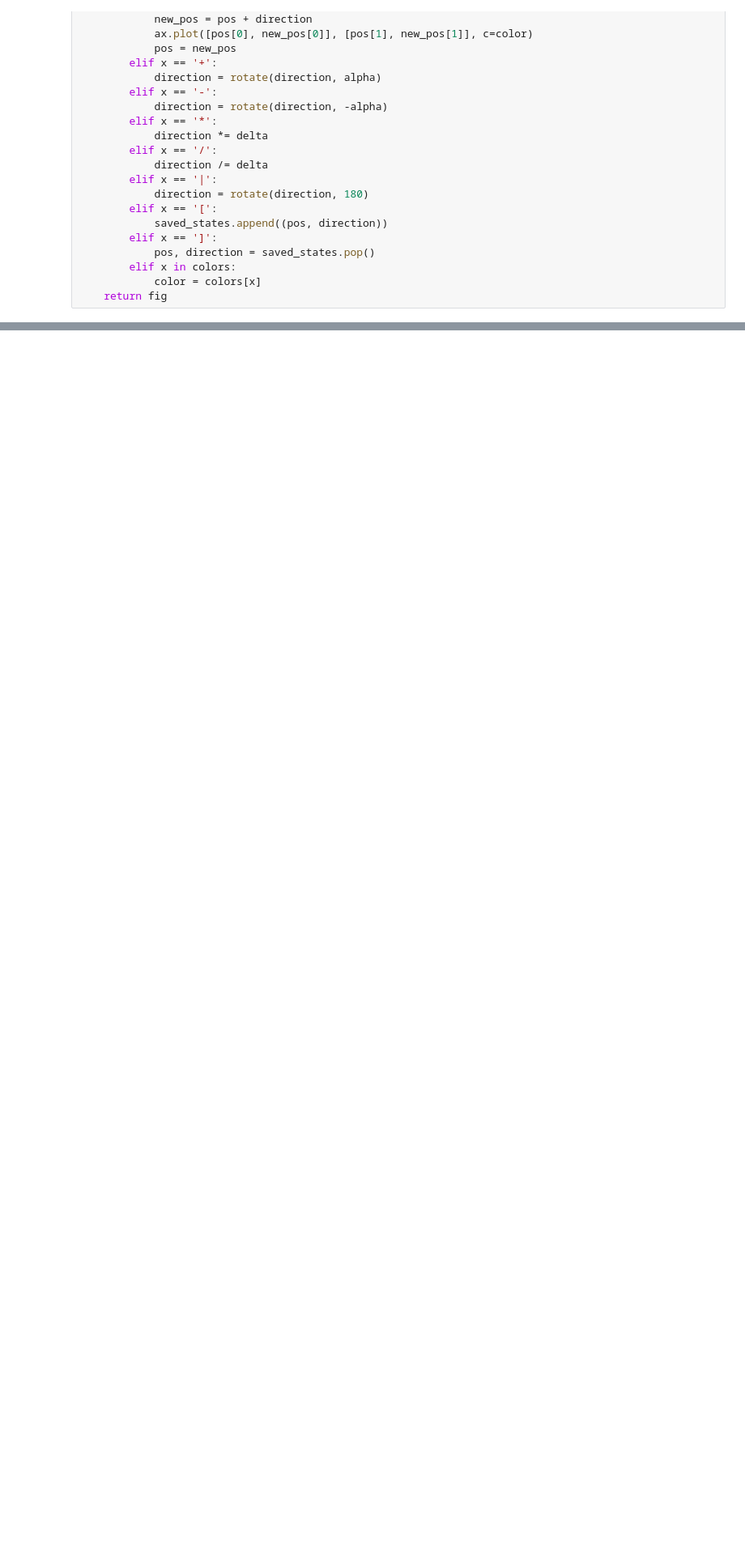
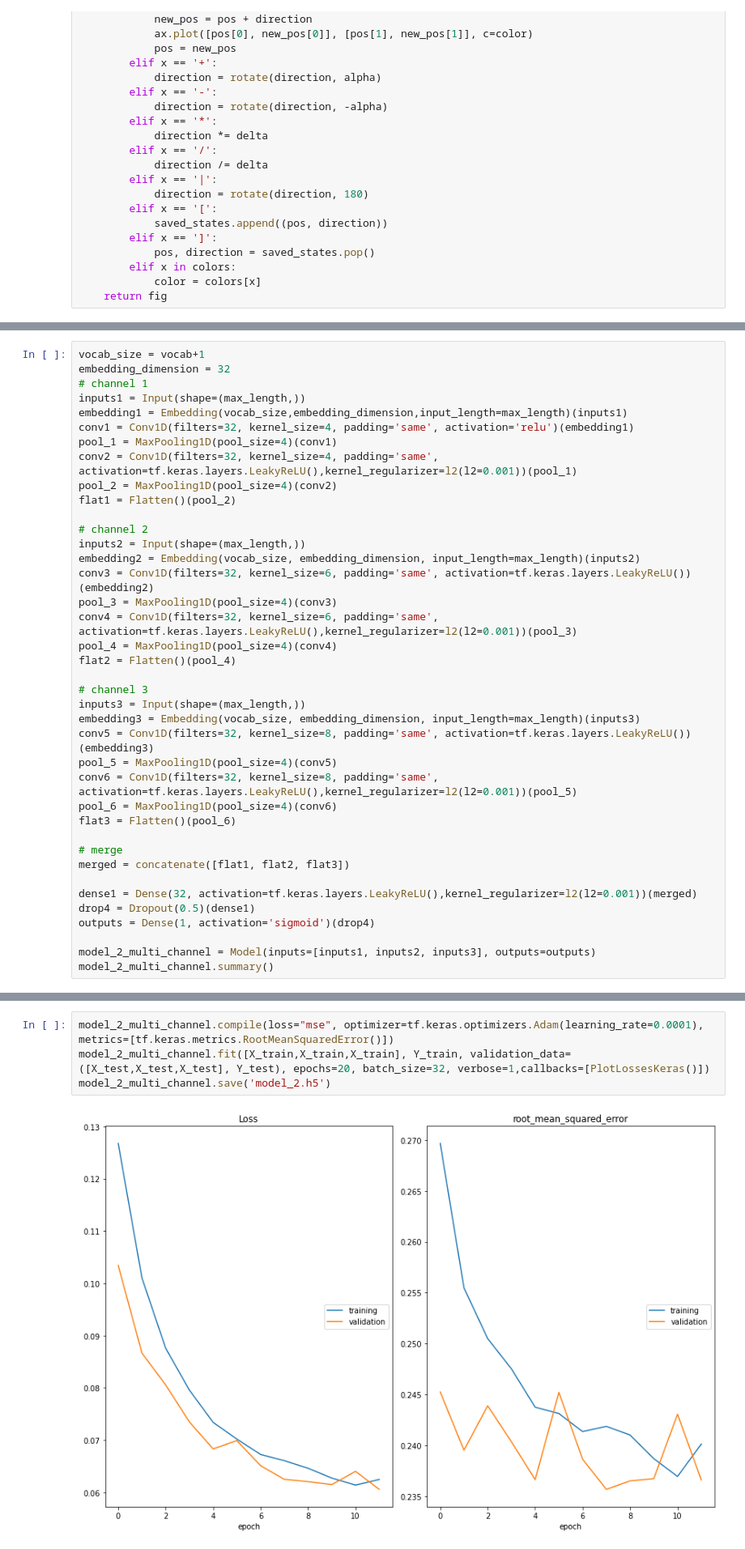
Before and after one commit to alejandropiuryp/quality-Lsystems-TFG, a Jupyter notebook: L-System - TFG.ipynb, the cells around one changed output, grey strips where cells are left out. Shown at 81% size. Cells and saved outputs as stored; diff of their text form; blank space fills up the shorter version.

```diff
--- a/L-System - TFG.ipynb
+++ b/L-System - TFG.ipynb
@@ -392,0 +679,39 @@ CFEE {'F': 'CFE', 'E': '[]', 'C': 'FFC-'} 18
+# %%
+vocab_size = vocab+1
+embedding_dimension = 32
+# channel 1
+inputs1 = Input(shape=(max_length,))
+embedding1 = Embedding(vocab_size,embedding_dimension,input_length=max_length)(inputs1)
+conv1 = Conv1D(filters=32, kernel_size=4, padding='same', activation='relu')(embedding1)
+pool_1 = MaxPooling1D(pool_size=4)(conv1)
+conv2 = Conv1D(filters=32, kernel_size=4, padding='same', activation=tf.keras.layers.LeakyReLU(),kernel_regularizer=l2(l2=0.001))(pool_1)
+pool_2 = MaxPooling1D(pool_size=4)(conv2)
+flat1 = Flatten()(pool_2)
+
+# channel 2
+inputs2 = Input(shape=(max_length,))
+embedding2 = Embedding(vocab_size, embedding_dimension, input_length=max_length)(inputs2)
+conv3 = Conv1D(filters=32, kernel_size=6, padding='same', activation=tf.keras.layers.LeakyReLU())(embedding2)
+pool_3 = MaxPooling1D(pool_size=4)(conv3)
+conv4 = Conv1D(filters=32, kernel_size=6, padding='same', activation=tf.keras.layers.LeakyReLU(),kernel_regularizer=l2(l2=0.001))(pool_3)
+pool_4 = MaxPooling1D(pool_size=4)(conv4)
+flat2 = Flatten()(pool_4)
+
+# channel 3
+inputs3 = Input(shape=(max_length,))
+embedding3 = Embedding(vocab_size, embedding_dimension, input_length=max_length)(inputs3)
+conv5 = Conv1D(filters=32, kernel_size=8, padding='same', activation=tf.keras.layers.LeakyReLU())(embedding3)
+pool_5 = MaxPooling1D(pool_size=4)(conv5)
+conv6 = Conv1D(filters=32, kernel_size=8, padding='same', activation=tf.keras.layers.LeakyReLU(),kernel_regularizer=l2(l2=0.001))(pool_5)
+pool_6 = MaxPooling1D(pool_size=4)(conv6)
+flat3 = Flatten()(pool_6)
+
+# merge
+merged = concatenate([flat1, flat2, flat3])
+
+dense1 = Dense(32, activation=tf.keras.layers.LeakyReLU(),kernel_regularizer=l2(l2=0.001))(merged)
+drop4 = Dropout(0.5)(dense1)
+outputs = Dense(1, activation='sigmoid')(drop4)
+
+model_2_multi_channel = Model(inputs=[inputs1, inputs2, inputs3], outputs=outputs)
+model_2_multi_channel.summary()
@@ -392,0 +736,6 @@ CFEE {'F': 'CFE', 'E': '[]', 'C': 'FFC-'} 18
+# %%
+model_2_multi_channel.compile(loss="mse", optimizer=tf.keras.optimizers.Adam(learning_rate=0.0001), metrics=[tf.keras.metrics.RootMeanSquaredError()])
+model_2_multi_channel.fit([X_train,X_train,X_train], Y_train, validation_data=([X_test,X_test,X_test], Y_test), epochs=20, batch_size=32, verbose=1,callbacks=[PlotLossesKeras()])
+model_2_multi_channel.save('model_2.h5')
+# %% [output]
+[figure, added]
```
Also changed, not shown: parts of 70 cells of this notebook, 8 other files.
